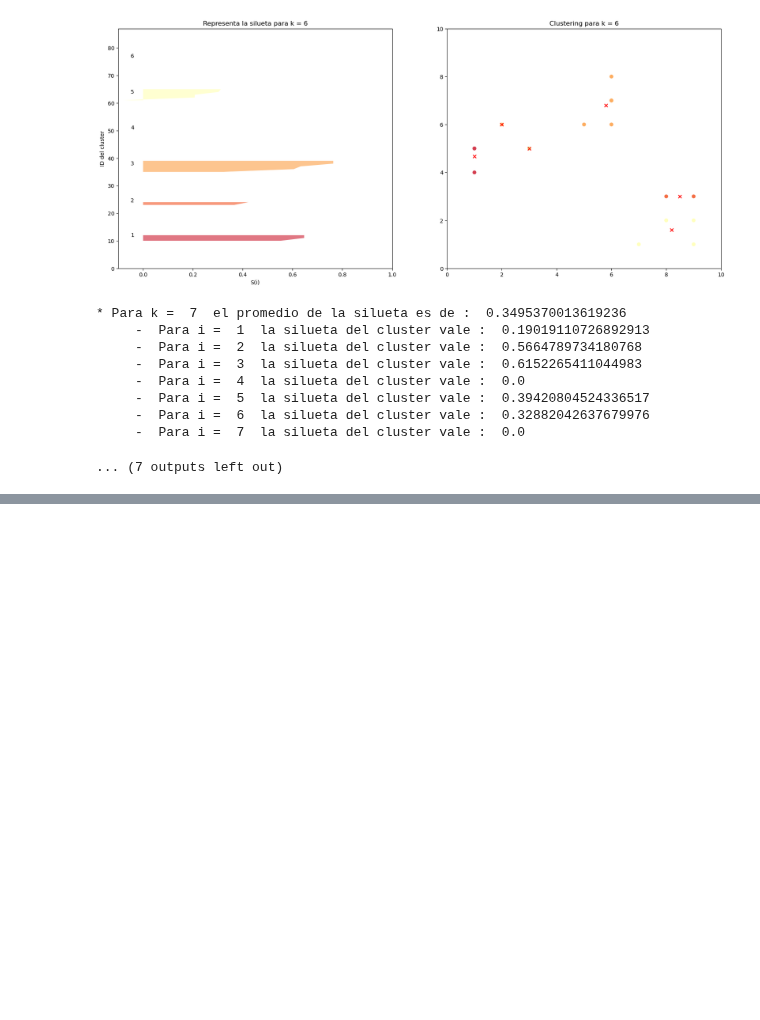
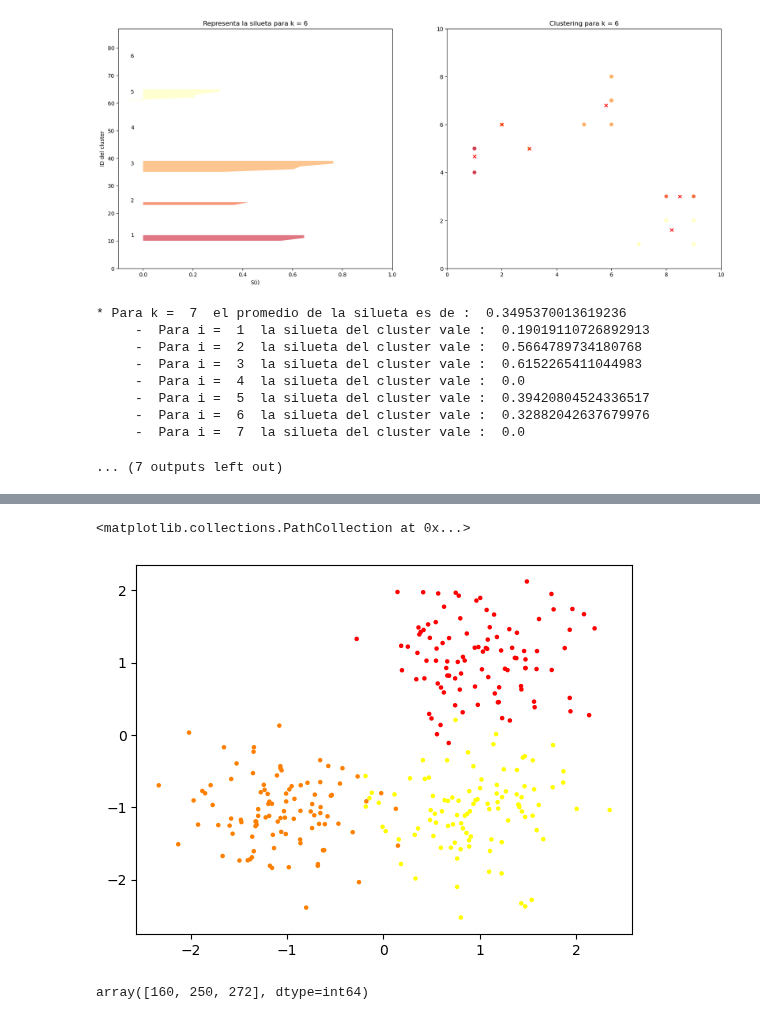
Before and after one commit to Chefi/python-ml-course, a Jupyter notebook: notebooks/Clustering con K means.ipynb, the cells around one changed output, grey strips where cells are left out. Cells and saved outputs as stored; diff of their text form; code cells hidden in the pictures; blank space fills up the shorter version.

```diff
--- a/notebooks/Clustering con K means.ipynb
+++ b/notebooks/Clustering con K means.ipynb
@@ -425,0 +456,3 @@ for k in K:
+# %%
+centers = [[1,1],[-1,-1],[1,-1]]
+X, labels = make_blobs(n_samples=300, centers=centers, cluster_std=0.5, random_state=0)
@@ -425,0 +462,5 @@ for k in K:
+# %%
+plt.scatter(X[:,0], X[:,1], c = labels , s=5, cmap = "autumn")
+# %% [output]
+<matplotlib.collections.PathCollection at 0x...>
+[figure, added]
@@ -425,0 +469,5 @@ for k in K:
+# %%
+cluster_center_ids = af.cluster_centers_indices_
+cluster_center_ids
+# %% [output]
+array([160, 250, 272], dtype=int64)
```
Also changed, not shown: parts of 10 cells of this notebook.
